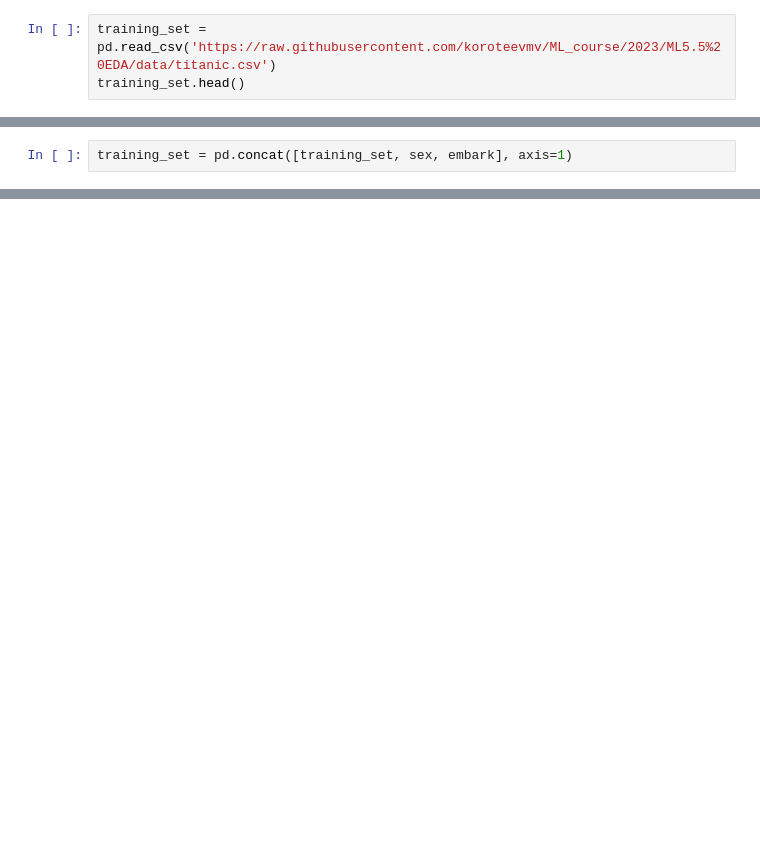
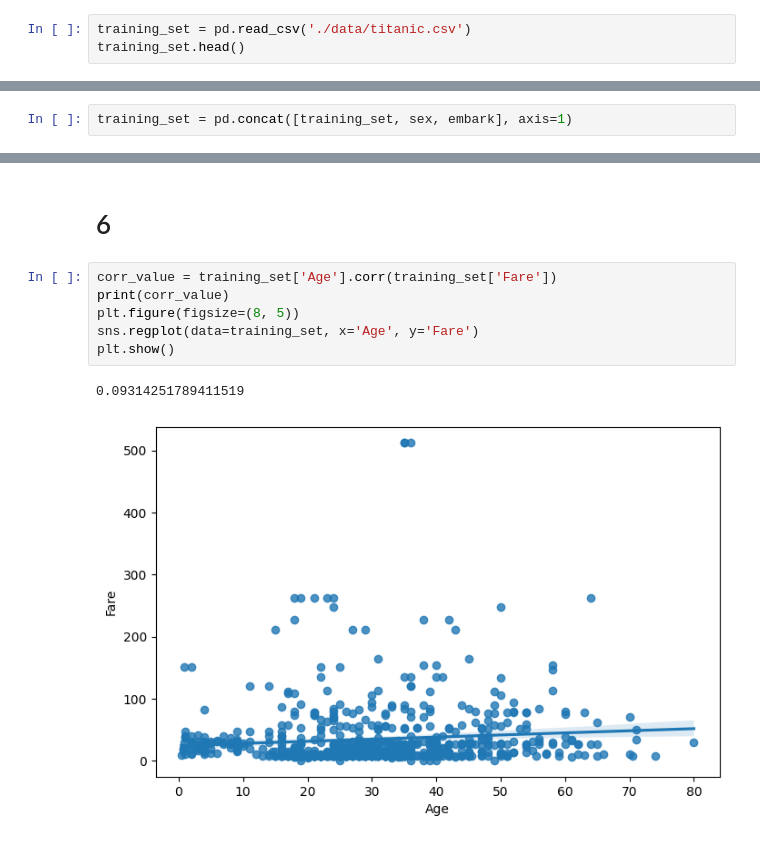
Before and after one commit to BUSH222/misis_ml_course_sem6, a Jupyter notebook: ML5.5 EDA/5.5.ipynb, the cells around one changed output, grey strips where cells are left out. Cells and saved outputs as stored; diff of their text form; blank space fills up the shorter version.

```diff
--- a/ML5.5 EDA/5.5.ipynb
+++ b/ML5.5 EDA/5.5.ipynb
@@ -5,5 +5,5 @@ import seaborn as sns
 import matplotlib.pyplot as plt
 %matplotlib inline
 # %%
-training_set = pd.read_csv('https://raw.githubusercontent.com/koroteevmv/ML_course/2023/ML5.5%20EDA/data/titanic.csv')
+training_set = pd.read_csv('./data/titanic.csv')
 training_set.head()
@@ -123,0 +435,11 @@ training_set.head()
+# %% [markdown]
+# 6
+# %%
+corr_value = training_set['Age'].corr(training_set['Fare'])
+print(corr_value)
+plt.figure(figsize=(8, 5))
+sns.regplot(data=training_set, x='Age', y='Fare')
+plt.show()
+# %% [output]
+0.09314251789411519
+[figure, added]
```
Also changed, not shown: parts of 67 cells of this notebook.
